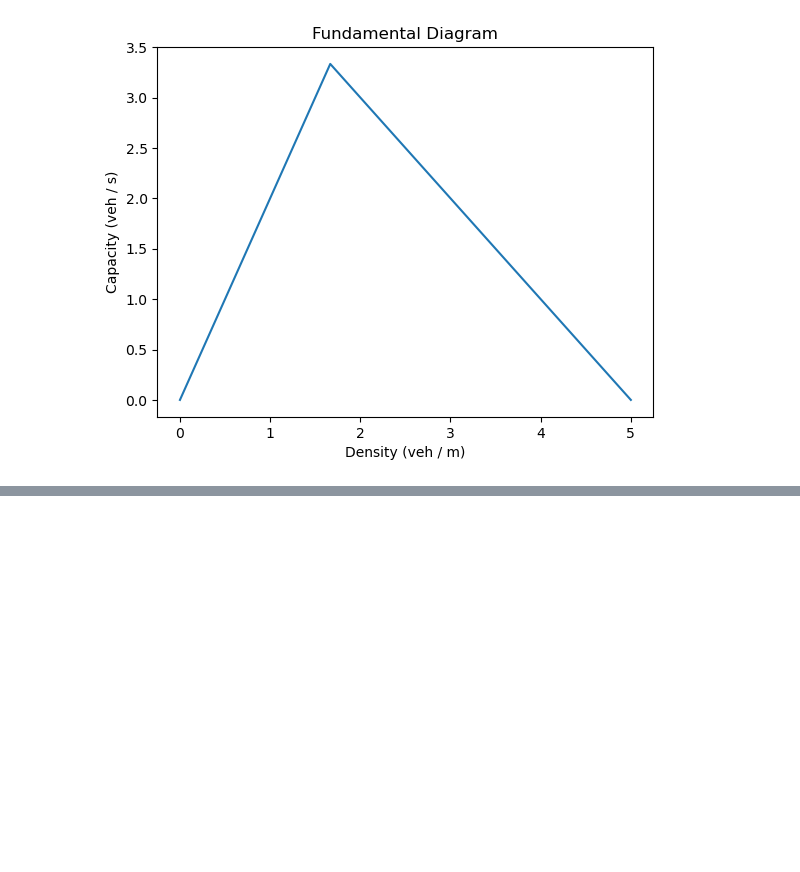
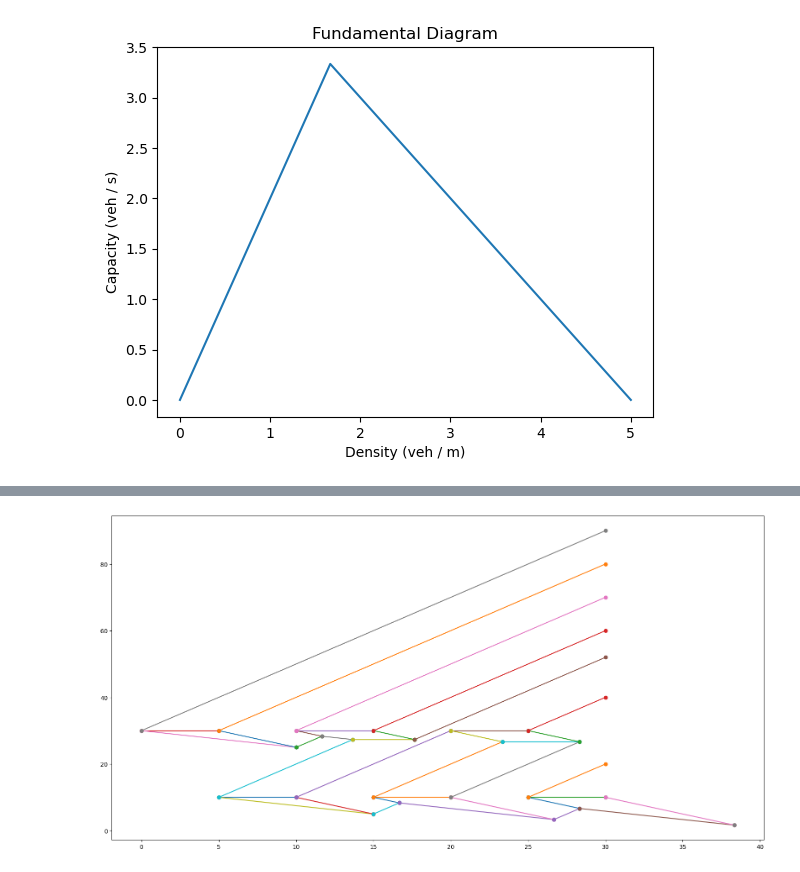
Before and after one commit to yianzhang14/traffic-shock-diagrams, a Jupyter notebook: tool.ipynb, the cells around one changed output, grey strips where cells are left out. Saved outputs shown, nothing was run; the diff lists cells and outputs as text; code cells hidden in the pictures; blank space fills up the shorter version.

```diff
--- a/tool.ipynb
+++ b/tool.ipynb
@@ -47,3 +43,7 @@ Interface(dtPoint(time=30, position=10), 2.0) Interface(dtPoint(time=38.33333333
+# %%
+drawer.figures[-1][0]
+# %% [output]
+[figure, added]
 # %%
 import matplotlib.pyplot as plt
 
```
Also changed, not shown: parts of 8 cells of this notebook, 3 other files.
